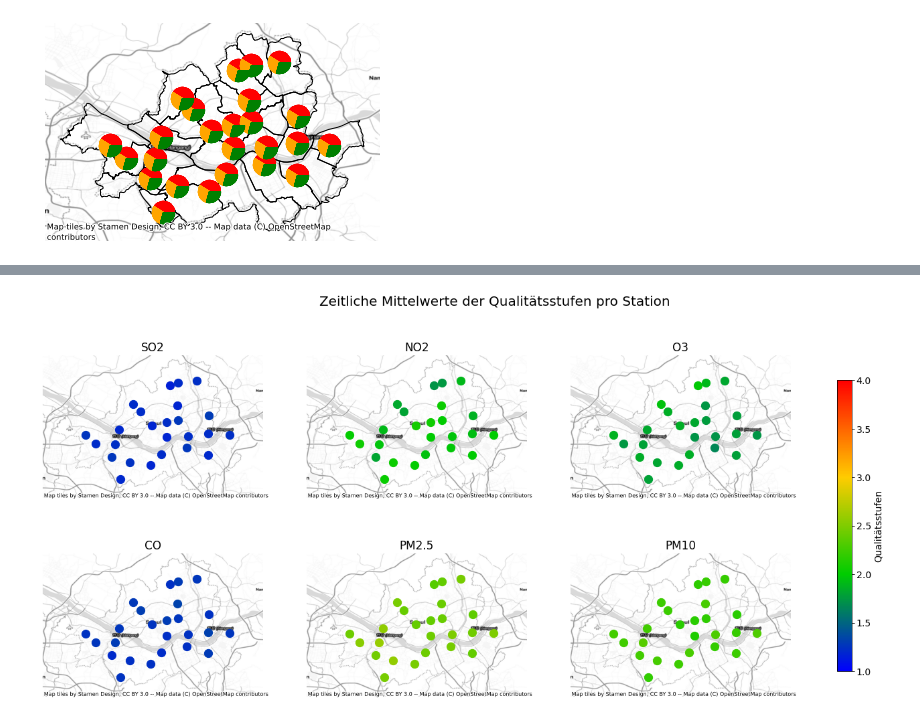
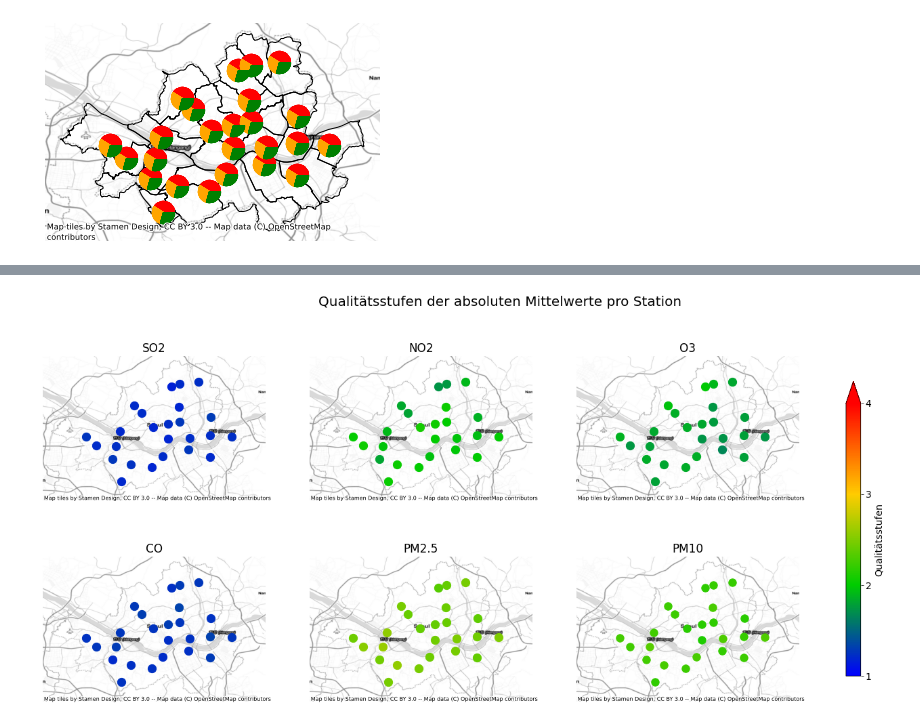
Before and after one commit to PSteinhaus/bigData, a Jupyter notebook: BigDataPlayground.ipynb, the cells around one changed output, grey strips where cells are left out. Drawn from its saved outputs; the diff is of its cells as text; code cells hidden in the pictures.

Commit message:
finalized map plots

```diff
--- a/BigDataPlayground.ipynb
+++ b/BigDataPlayground.ipynb
@@ -154,6 +427,8 @@ for a in axes:
     for ax in a:
         ax.set_aspect('equal')
         gdf.plot(ax=ax, facecolor="none", edgecolor='none',linewidth = 1)
+        cx.add_basemap(ax, crs=gdf2.crs.to_string(), zoom=11, source=cx.providers.Stamen.TonerLite)
+        ax.set_axis_off()
 
 #######
 # SO2 #
@@ -224,39 +499,37 @@ while i < count:
 # PM10 #
 ########
 axes[1][2].set_title("PM10")
 i = 0;
 count = stationsDF['station'].count()
 while i < count:
     current_station = stationsDF.iloc[i].station
 
     row = gdf2.iloc[i-1]
-    axes[1][2].scatter([row.longitude],[row.latitude], facecolor=q_level_color("PM10",row.PM10), s=150)
+    axes[1][2].scatter([row.longitude],[row.latitude], facecolor=q_level_color("PM10",row.PM10), s=130)
     i = i+1
-
-for a in axes:
-    for ax in a:
-        cx.add_basemap(ax, crs=gdf2.crs.to_string(), zoom=11, source=cx.providers.Stamen.TonerLite)
-        ax.set_axis_off()
 
 colors = [(0.0, 0.0, 1.0),(0.0, 0.8, 0.0),(1.0, 0.8, 0.0),(1.0, 0.0, 0.0)]
 colormap = mplot.colors.LinearSegmentedColormap.from_list("quality levels", colors, N=256)
 
 bounds = [1, 2, 3, 4]
 norm = mplot.colors.Normalize(1.0,4.0)
 sm = mplot.cm.ScalarMappable(cmap=colormap, norm=norm)
 sm._A = []
 fig.colorbar(
     sm,
     #boundaries= bounds,  # Adding values for extensions.
     label='Qualitätsstufen',
     ax=axes[:, :],
     shrink=0.8,
+    ticks=[1,2,3,4],
+    extend='max',
+    extendfrac=0.08
 )
 
-fig.suptitle('Zeitliche Mittelwerte der Qualitätsstufen pro Station', fontsize=20)
+fig.suptitle('Qualitätsstufen der absoluten Mittelwerte pro Station', fontsize=20)
 
 #ax.set_title("Mittlere NO2-Belastungen in Qualitätsstufen")
 plt.show()
-#fig.savefig("map_export.png", dpi=100)
+fig.savefig("map_middle.png", dpi=150)
 # %% [output]
-[figure, old version]
+[figure, new version]
```
Also changed, not shown: parts of 1 cell of this notebook.
